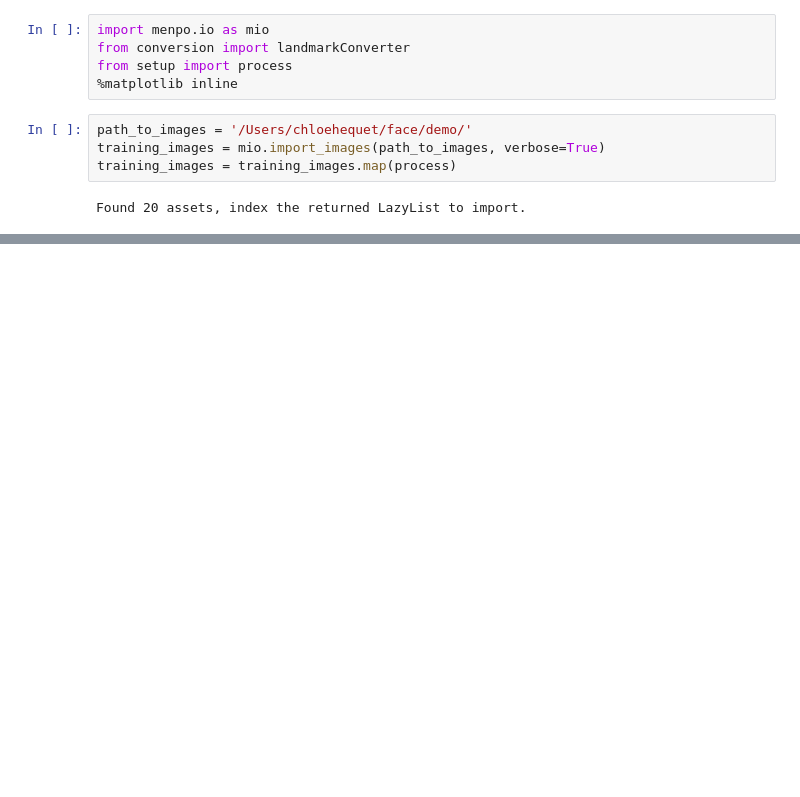
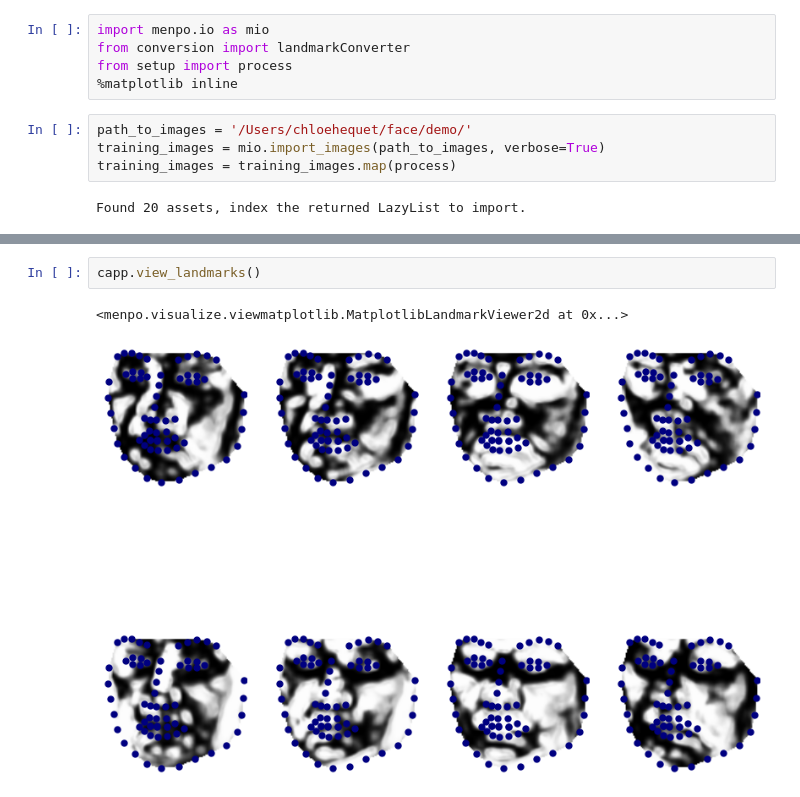
Before and after one commit to chequet/pain-face, a Jupyter notebook: aam4.ipynb, the cells around one changed output, grey strips where cells are left out. Saved outputs shown, nothing was run; the diff lists cells and outputs as text; blank space fills up the shorter version.

```diff
--- a/aam4.ipynb
+++ b/aam4.ipynb
@@ -31,0 +34,5 @@ aam.view_shape_models_widget()
+# %%
+capp.view_landmarks()
+# %% [output]
+<menpo.visualize.viewmatplotlib.MatplotlibLandmarkViewer2d at 0x...>
+[figure, added]
```
Also changed, not shown: parts of 3 cells of this notebook.
